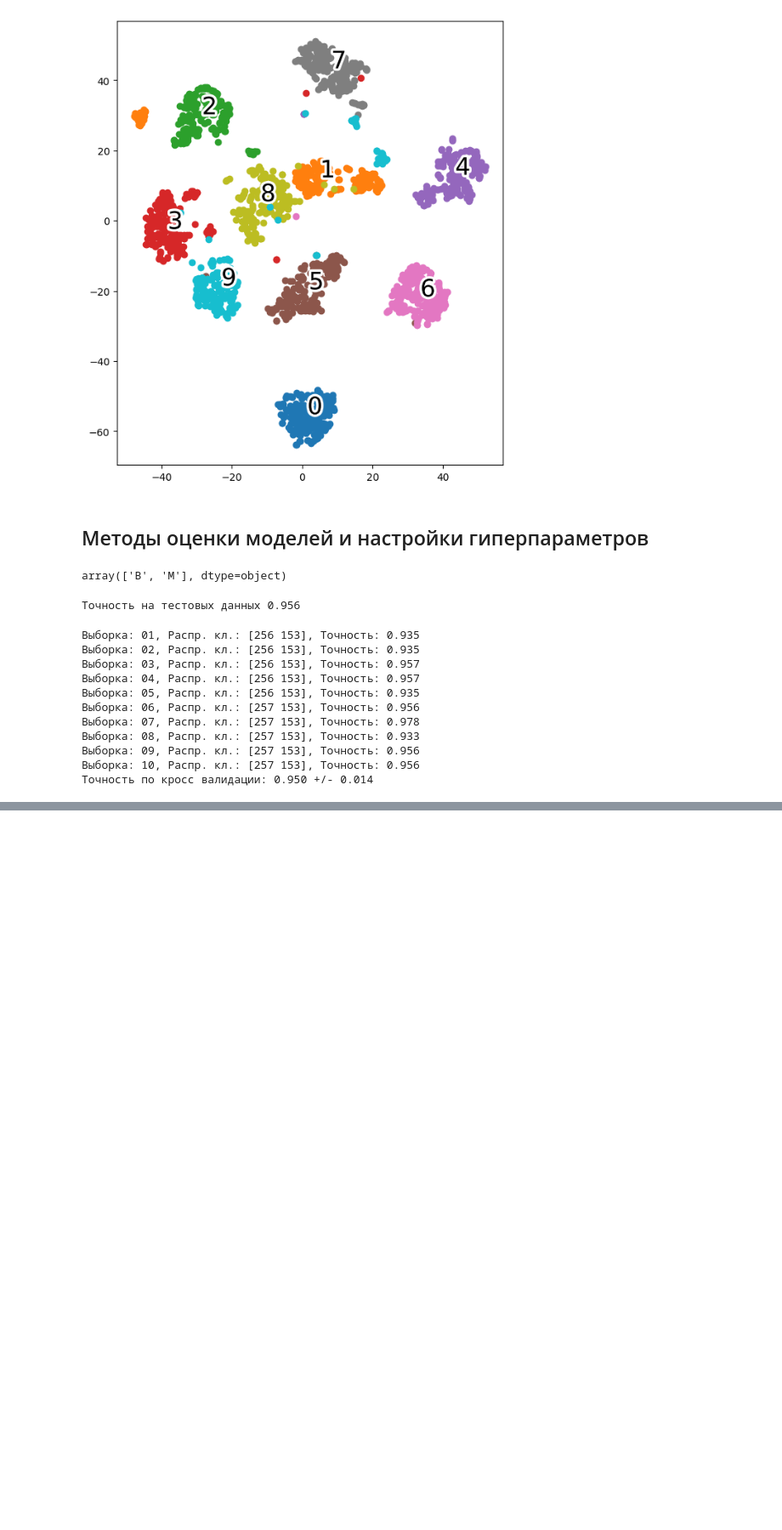
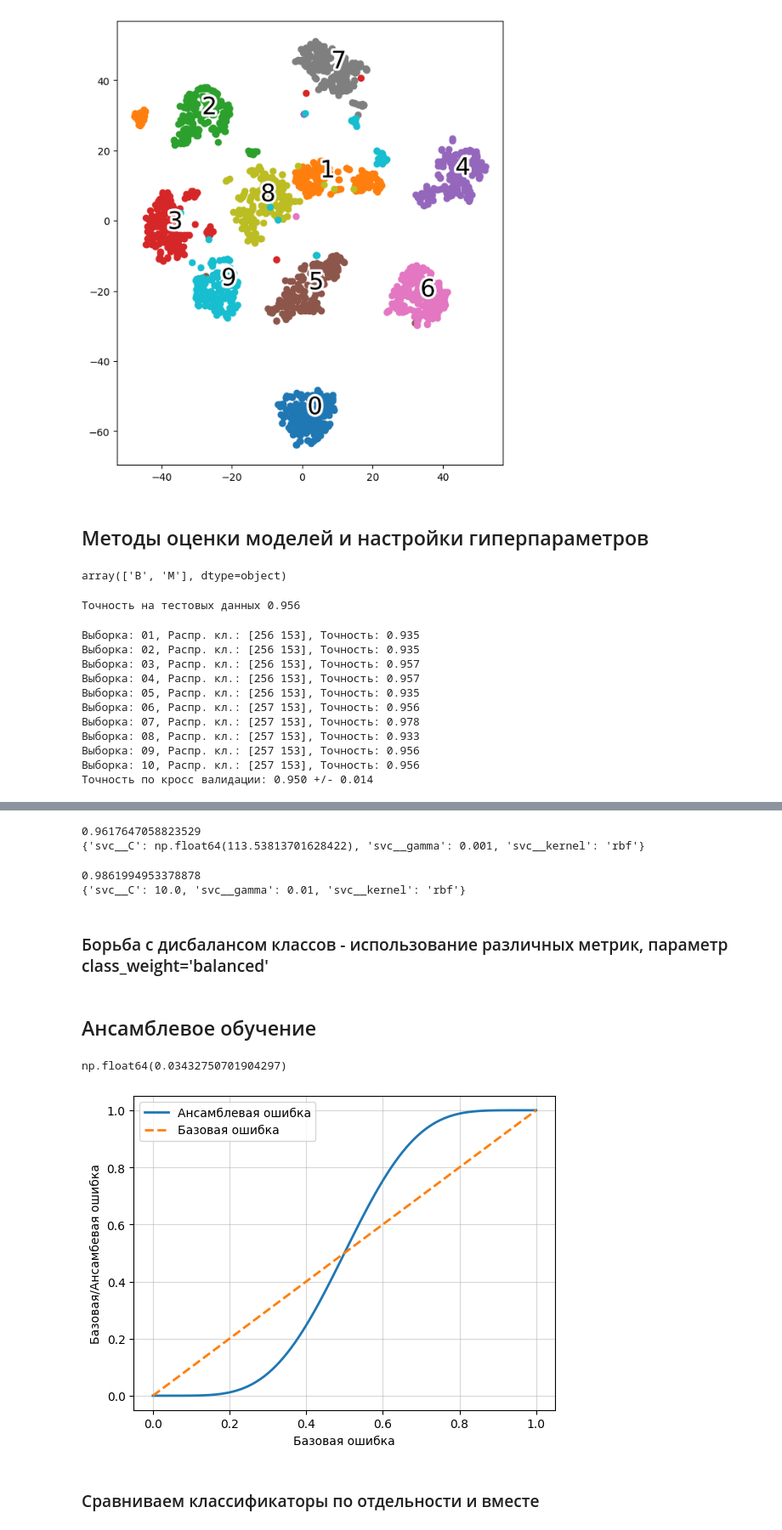
Before and after one commit to gCTRL26/ML_models, a Jupyter notebook: theory/many_models_from_book.ipynb, the cells around one changed output, grey strips where cells are left out. Shown at 85% size. Saved outputs shown, nothing was run; the diff lists cells and outputs as text; code cells hidden in the pictures; blank space fills up the shorter version.

```diff
--- a/theory/many_models_from_book.ipynb
+++ b/theory/many_models_from_book.ipynb
@@ -632,0 +736,67 @@ print(f'Точность по кросс валидации: {mean_acc:.3f} +/-
+# %%
+from sklearn.experimental import enable_halving_search_cv
+from sklearn.model_selection import HalvingRandomSearchCV
+hs = HalvingRandomSearchCV(pipe_svc,
+                           param_distributions=param_grid,
+                           n_candidates='exhaust',
+                           resource='n_samples',
+                           factor=1.5,
+                           random_state=1,
+                           n_jobs=-1)
+hs = hs.fit(X_train, y_train)
+print(hs.best_score_)
+print(hs.best_params_)
+# %% [output]
+0.9617647058823529
+{'svc__C': np.float64(113.53813701628422), 'svc__gamma': 0.001, 'svc__kernel': 'rbf'}
+# %%
+from sklearn.metrics import make_scorer, f1_score
+
+
+c_gamma_range = [0.01, 0.1, 1.0, 10.0]
+param_grid = [{'svc__C': c_gamma_range,
+               'svc__kernel': ['linear']},
+              {'svc__C': c_gamma_range,
+               'svc__gamma': c_gamma_range, # только для ядерных моделей
+               'svc__kernel': ['rbf']}]
+
+scorer = make_scorer(f1_score, pos_label=0)
+gs = GridSearchCV(estimator=pipe_svc,
+                  param_grid=param_grid,
+                  scoring=scorer,
+                  cv=10)
+gs = gs.fit(X_train, y_train)
+print(gs.best_score_)
+print(gs.best_params_)
+# %% [output]
+0.9861994953378878
+{'svc__C': 10.0, 'svc__gamma': 0.01, 'svc__kernel': 'rbf'}
+# %% [markdown]
+### Борьба с дисбалансом классов - использование различных метрик, параметр class_weight='balanced'
+# %% [markdown]
+## Ансамблевое обучение
+# %%
+from scipy.special import comb
+import math
+
+
+def ensemble_error(n_classifier, error):
+    k_start = int(math.ceil(n_classifier / 2.))
+    probs = [comb(n_classifier, k) * error ** k * (1 - error) ** (n_classifier - k) for k in range(k_start, n_classifier + 1)]
+    return sum(probs)
+
+ensemble_error(n_classifier=11, error=0.25)
+# %% [output]
+np.float64(0.03432750701904297)
+# %%
+error_range = np.arange(0.0, 1.01, 0.01)
+ens_errors = [ensemble_error(n_classifier=11, error=error) for error in error_range]
+plt.plot(error_range, ens_errors, label='Ансамблевая ошибка', linewidth=2)
+plt.plot(error_range, error_range, linestyle='--', label='Базовая ошибка', linewidth=2)
+plt.xlabel('Базовая ошибка')
+plt.ylabel('Базовая/Ансамбевая ошибка')
+plt.legend(loc='upper left')
+plt.grid(alpha=0.5)
+plt.show()
+# %% [output]
+[figure, added]
@@ -632,0 +864,2 @@ print(f'Точность по кросс валидации: {mean_acc:.3f} +/-
+# %% [markdown]
+### Сравниваем классификаторы по отдельности и вместе
```
Also changed, not shown: parts of 25 cells of this notebook.
